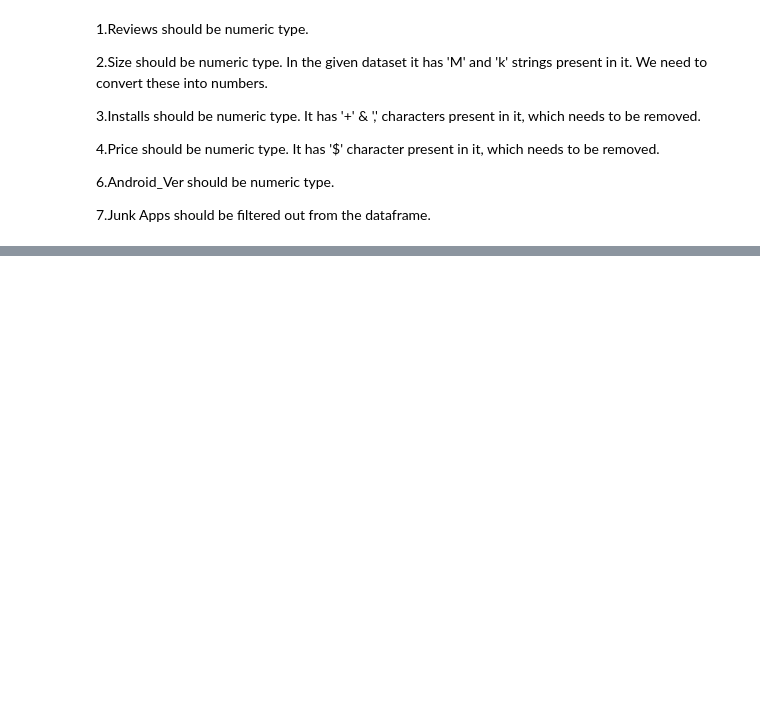
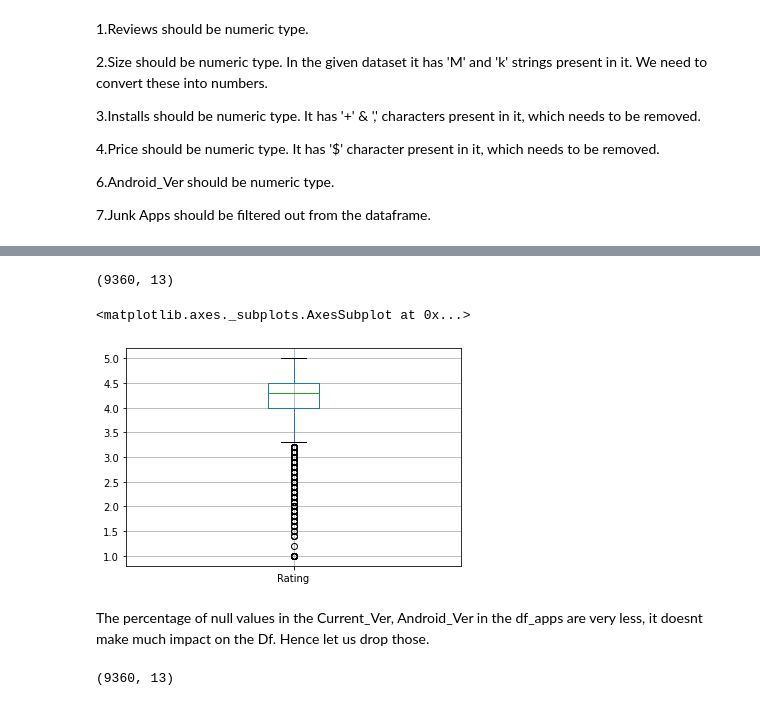
Before and after one commit to techfreakydeepak/EDA_PLAYSTORE_APP_REVIEW_ANALYSIS, a Jupyter notebook: EDA_PLAYSTORE_APP_REVIEW_ANALYSIS.ipynb, the cells around one changed output, grey strips where cells are left out. Drawn from its saved outputs; the diff is of its cells as text; code cells hidden in the pictures; blank space fills up the shorter version.

```diff
--- a/EDA_PLAYSTORE_APP_REVIEW_ANALYSIS.ipynb
+++ b/EDA_PLAYSTORE_APP_REVIEW_ANALYSIS.ipynb
@@ -528,0 +654,9 @@ Let us check for any noises or irrelevant data in any of the Columns/Rows and pe
+# %%
+new_df_apps.shape # 10472 has dropped
+# %% [output]
+(9360, 13)
+# %%
+new_df_apps.boxplot()
+# %% [output]
+<matplotlib.axes._subplots.AxesSubplot at 0x...>
+[figure, added]
@@ -528,0 +673,7 @@ Let us check for any noises or irrelevant data in any of the Columns/Rows and pe
+# %% [markdown]
+The percentage of null values in the Current_Ver, Android_Ver in the df_apps are very less, it doesnt make much impact on the Df. Hence let us drop those.
+# %%
+new_df_apps = new_df_apps.dropna(subset= ["Current_Ver","Android_Ver"],how = "any")
+new_df_apps.shape
+# %% [output]
+(9360, 13)
```
Also changed, not shown: parts of 35 cells of this notebook.
